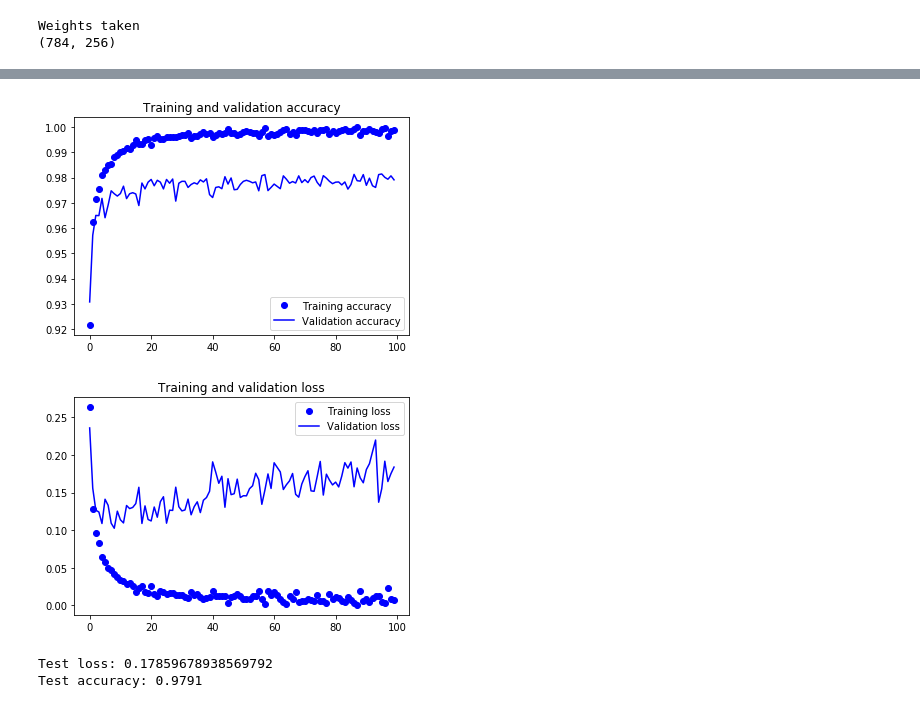
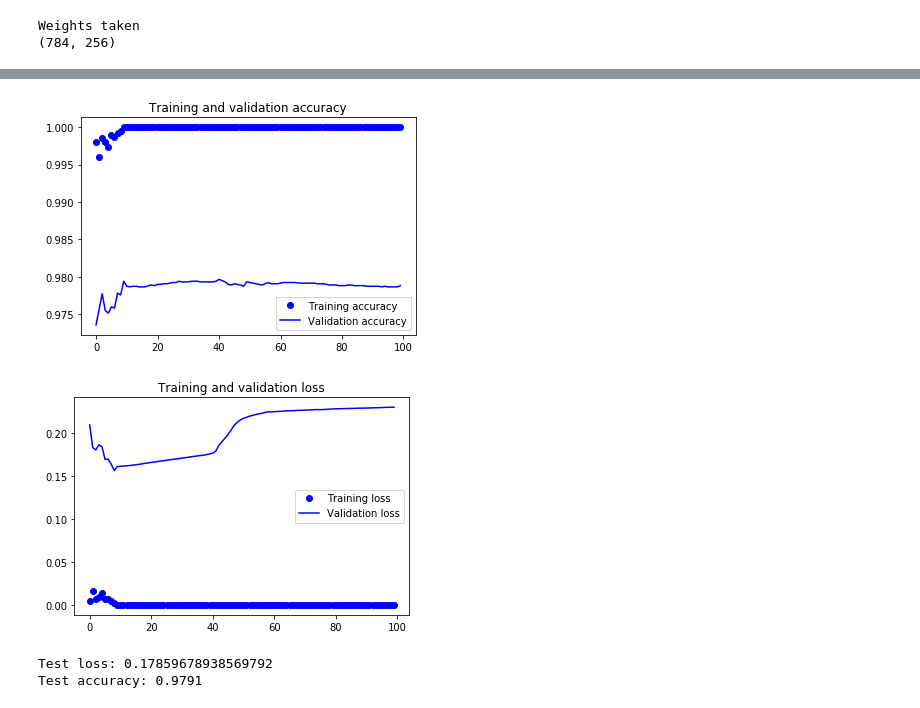
Before and after one commit to immanuelsavio/Distributed-Unsupervised-Learning, a Jupyter notebook: Sequential_Autoencoder_Keras/Averaging_Sequential_Autoencoder/average_sequential.ipynb, the cells around one changed output, grey strips where cells are left out. Saved outputs shown, nothing was run; the diff lists cells and outputs as text; code cells hidden in the pictures.

```diff
--- a/Sequential_Autoencoder_Keras/Averaging_Sequential_Autoencoder/average_sequential.ipynb
+++ b/Sequential_Autoencoder_Keras/Averaging_Sequential_Autoencoder/average_sequential.ipynb
@@ -312,0 +481,2 @@ for l1,l2 in zip(full_model.layers[:6],autoencoder_final.layers[0:6]):
+# %%
+final_t_x, final_te_x, final_t_y, final_te_y = train_test_split(train_X, y_train, test_size = 0.2, random_state = 12)
@@ -313,4 +505,3 @@ for l1,l2 in zip(full_model.layers[:6],autoencoder_final.layers[0:6]):
 # %%
-for layer in full_model.layers[0:6]:
-    layer.trainable = False
-full_model.compile(loss=keras.losses.categorical_crossentropy, optimizer=keras.optimizers.Adam(),metrics=['accuracy'])
+full_model_final.compile(loss=keras.losses.categorical_crossentropy, optimizer=keras.optimizers.Adam(),metrics=['accuracy'])
+classify_train = full_model_final.fit(final_te_x, final_te_y, batch_size=64,epochs=100,verbose=1,validation_data=(valid_X, y_valid))
@@ -340,2 +507,0 @@ for layer in full_model.layers[0:6]:
-# %%
-classify_train = full_model.fit(train_X, y_train, batch_size=64,epochs=100,verbose=1,validation_data=(valid_X, y_valid))
@@ -367,2 +509,0 @@ full_model.compile(loss=keras.losses.categorical_crossentropy, optimizer=keras.o
-# %%
-classify_train = full_model.fit(train_X, y_train, batch_size=64,epochs=100,verbose=1,validation_data=(valid_X, y_valid))
@@ -387,23 +510,22 @@ Epoch 100/100
 # %%
-full_model.save_weights('classification_complete.h5')
 accuracy = classify_train.history['acc']
 val_accuracy = classify_train.history['val_acc']
 loss = classify_train.history['loss']
 val_loss = classify_train.history['val_loss']
 epochs = range(len(accuracy))
 plt.plot(epochs, accuracy, 'bo', label='Training accuracy')
 plt.plot(epochs, val_accuracy, 'b', label='Validation accuracy')
 plt.title('Training and validation accuracy')
 plt.legend()
 plt.figure()
 plt.plot(epochs, loss, 'bo', label='Training loss')
 plt.plot(epochs, val_loss, 'b', label='Validation loss')
 plt.title('Training and validation loss')
 plt.legend()
 plt.show()
 # %% [output]
-[figure, old version]
+[figure, new version]
-[figure, old version]
+[figure, new version]
 # %%
 test_eval = full_model.evaluate(X_test, test_Y_one_hot, verbose=0)
 print('Test loss:', test_eval[0])
```
Also changed, not shown: parts of 36 cells of this notebook.
